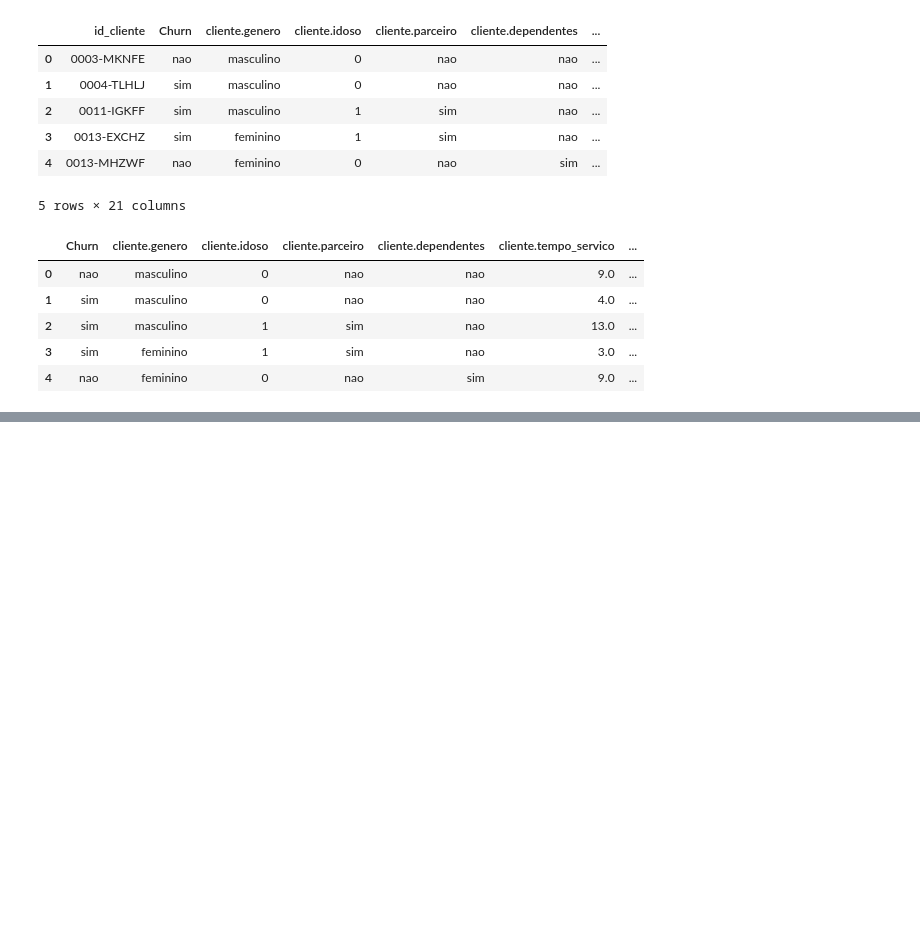
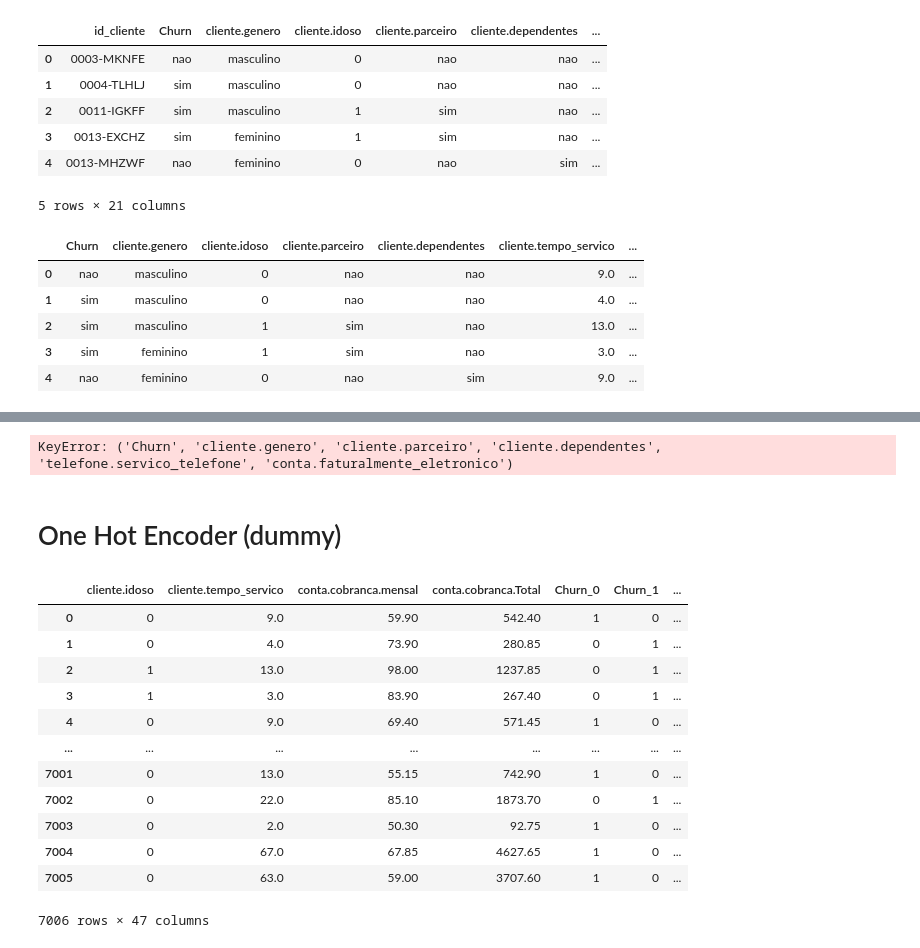
Before and after one commit to gbcancian/telecom-churn-data-cleaning, a Jupyter notebook: notebooks/main.ipynb, the cells around one changed output, grey strips where cells are left out. Drawn from its saved outputs; the diff is of its cells as text; code cells hidden in the pictures; blank space fills up the shorter version.

Commit message:
Utilizando a tecnica Dummy

```diff
--- a/notebooks/main.ipynb
+++ b/notebooks/main.ipynb
@@ -327,0 +318,24 @@ Coluna: conta.cobranca.Total
+# %%
+data_normalized[colunas] = data_normalized[colunas].astype(int)
+data_normalized.info()
+# %% [output]
+KeyError: ('Churn', 'cliente.genero', 'cliente.parceiro', 'cliente.dependentes', 'telefone.servico_telefone', 'conta.faturalmente_eletronico')
+# %% [markdown]
+# One Hot Encoder (dummy)
+# %%
+df_dummmies = pd.get_dummies(data_normalized, dtype=int)
+df_dummmies
+# %% [output]
+|  | cliente.idoso | cliente.tempo_servico | conta.cobranca.mensal | conta.cobranca.Total | Churn_0 | Churn_1 | ... |
+| 0 | 0 | 9.0 | 59.90 | 542.40 | 1 | 0 | ... |
+| 1 | 0 | 4.0 | 73.90 | 280.85 | 0 | 1 | ... |
+| 2 | 1 | 13.0 | 98.00 | 1237.85 | 0 | 1 | ... |
+| 3 | 1 | 3.0 | 83.90 | 267.40 | 0 | 1 | ... |
+| 4 | 0 | 9.0 | 69.40 | 571.45 | 1 | 0 | ... |
+| ... | ... | ... | ... | ... | ... | ... | ... |
+| 7001 | 0 | 13.0 | 55.15 | 742.90 | 1 | 0 | ... |
+| 7002 | 0 | 22.0 | 85.10 | 1873.70 | 0 | 1 | ... |
+| 7003 | 0 | 2.0 | 50.30 | 92.75 | 1 | 0 | ... |
+| 7004 | 0 | 67.0 | 67.85 | 4627.65 | 1 | 0 | ... |
+| 7005 | 0 | 63.0 | 59.00 | 3707.60 | 1 | 0 | ... |
+7006 rows × 47 columns
```
Also changed, not shown: parts of 4 cells of this notebook.
